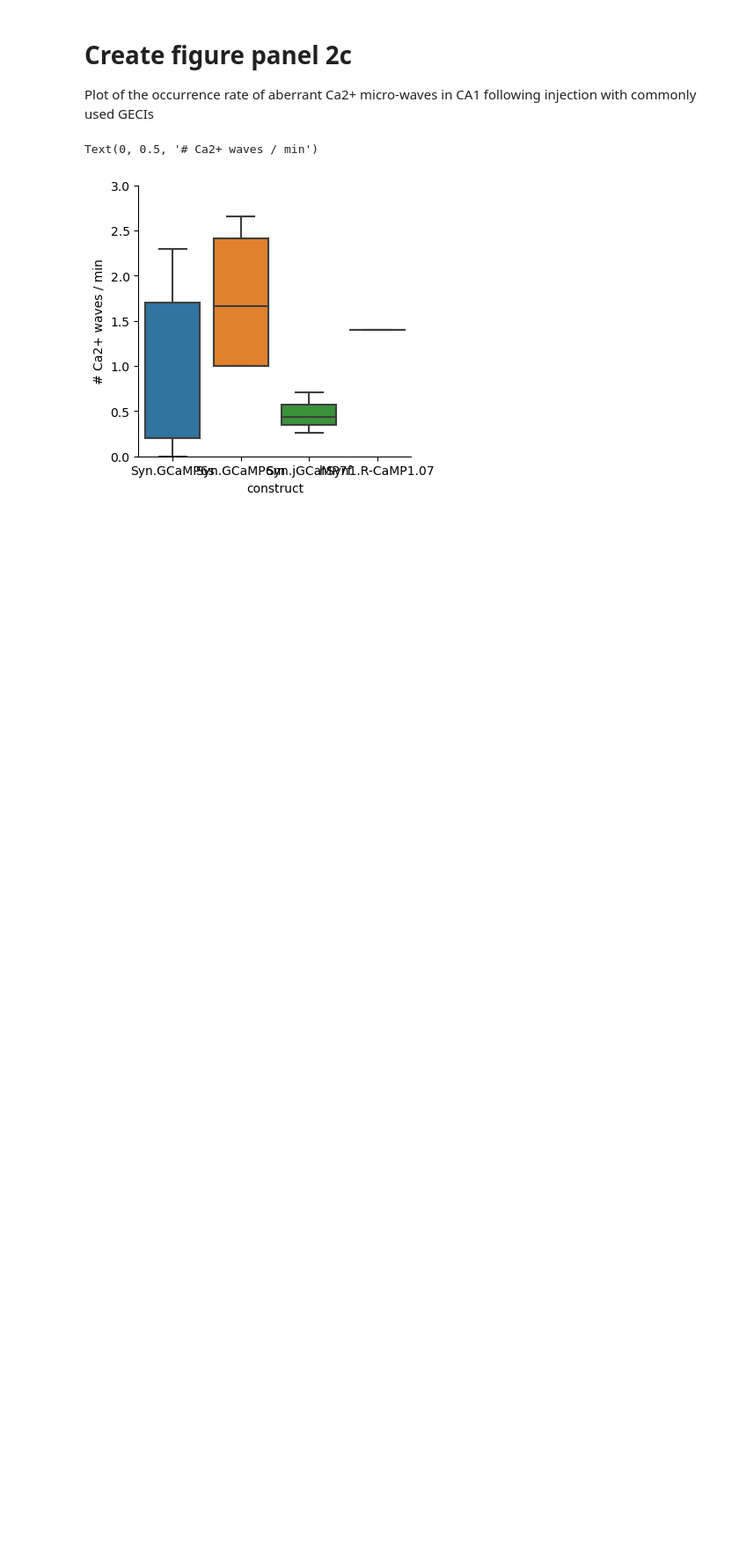
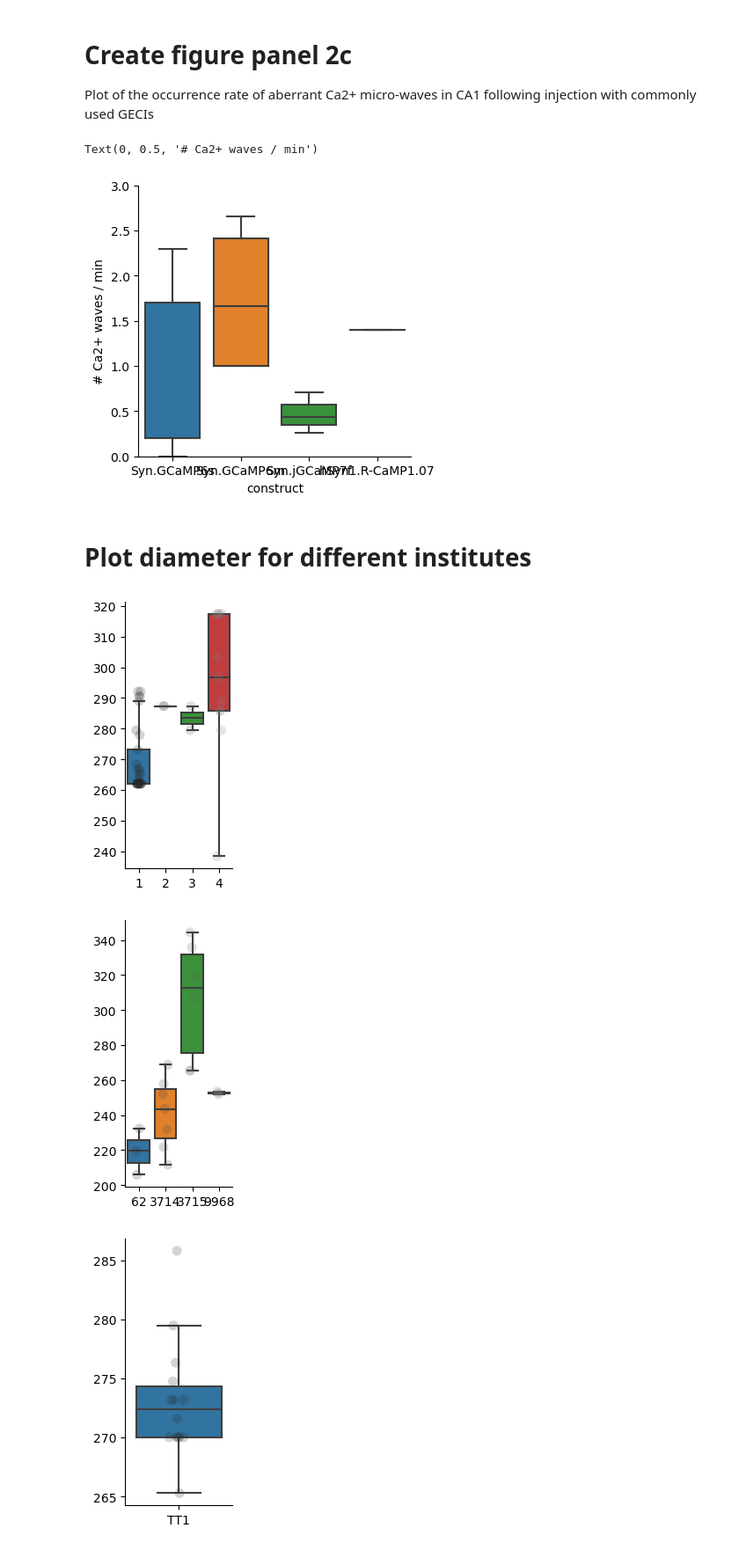
Before and after one commit to tonykelly00/Ca_waves_data-Elife, a Jupyter notebook: notebook/elife_fig.ipynb, the cells around one changed output. Shown at 88% size. Cells and saved outputs as stored; diff of their text form; code cells hidden in the pictures; blank space fills up the shorter version.

```diff
--- a/notebook/elife_fig.ipynb
+++ b/notebook/elife_fig.ipynb
@@ -72,3 +70,13 @@ ax.set_ylabel('# Ca2+ waves / min')
 # %% [output]
 Text(0, 0.5, '# Ca2+ waves / min')
 [figure]
+# %% [markdown]
+# Plot diameter for different institutes
+# %%
+UoBdiam_df, fig, ax = plot_instituteData('UoB', 'diam_prof')
+DZNEdiam_df, fig, ax = plot_instituteData('DZNE', 'diam_prof')
+CUdiam_df, fig, ax = plot_instituteData('CU', 'diam_prof')
+# %% [output]
+[figure, added]
+[figure, added]
+[figure, added]
```
Also changed, not shown: parts of 4 cells of this notebook, 11 other files.
